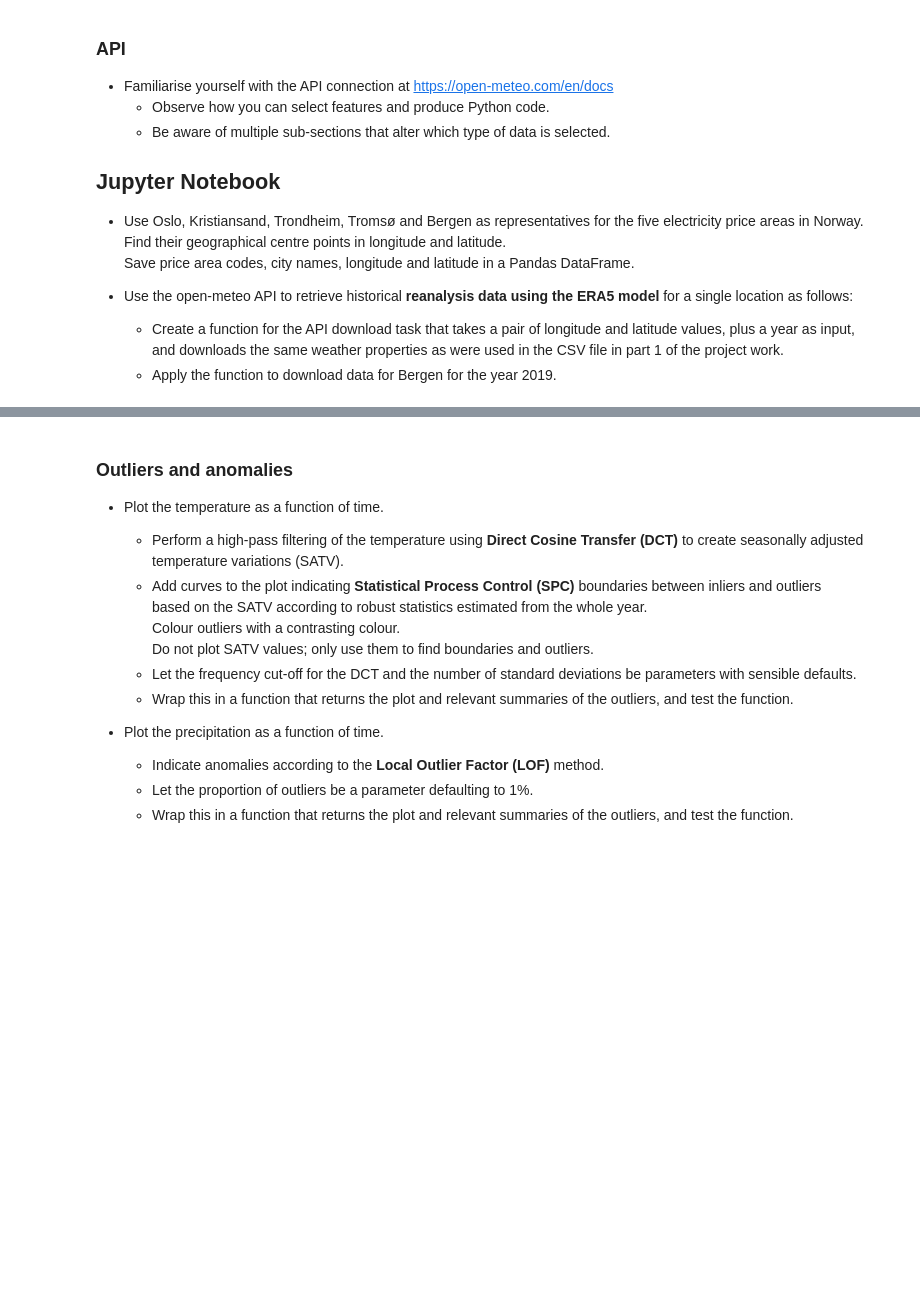
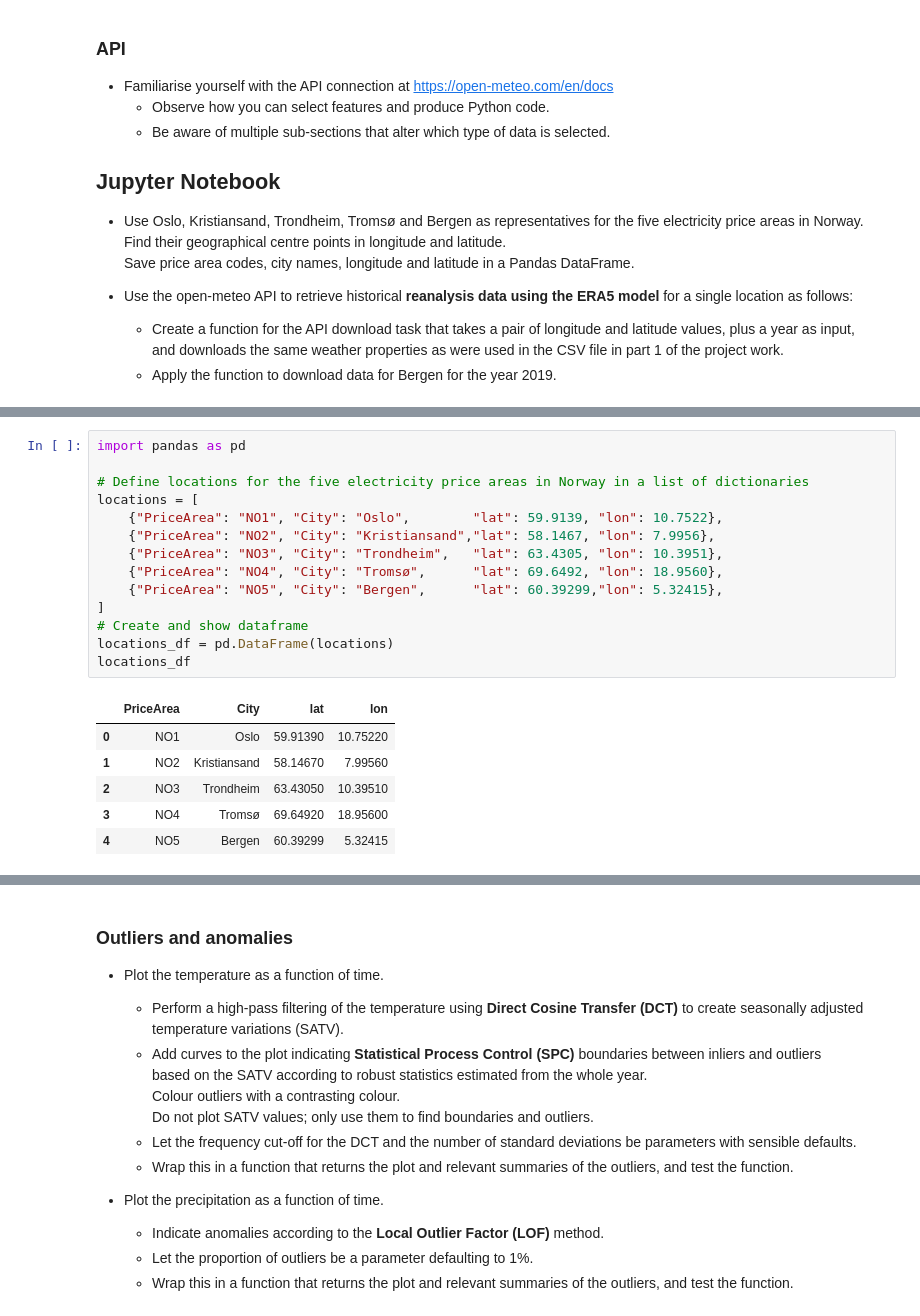
Before and after one commit to rajern/ind320-rajvir, a Jupyter notebook: notebooks/assignment3.ipynb, the cells around one changed output, grey strips where cells are left out. Saved outputs shown, nothing was run; the diff lists cells and outputs as text; blank space fills up the shorter version.

```diff
--- a/notebooks/assignment3.ipynb
+++ b/notebooks/assignment3.ipynb
@@ -149,0 +56,21 @@ Hourly data
+# %%
+import pandas as pd
+
+# Define locations for the five electricity price areas in Norway in a list of dictionaries
+locations = [
+    {"PriceArea": "NO1", "City": "Oslo",        "lat": 59.9139, "lon": 10.7522},
+    {"PriceArea": "NO2", "City": "Kristiansand","lat": 58.1467, "lon": 7.9956},
+    {"PriceArea": "NO3", "City": "Trondheim",   "lat": 63.4305, "lon": 10.3951},
+    {"PriceArea": "NO4", "City": "Tromsø",      "lat": 69.6492, "lon": 18.9560},
+    {"PriceArea": "NO5", "City": "Bergen",      "lat": 60.39299,"lon": 5.32415},
+]
+# Create and show dataframe
+locations_df = pd.DataFrame(locations)
+locations_df
+# %% [output]
+|  | PriceArea | City | lat | lon |
+| 0 | NO1 | Oslo | 59.91390 | 10.75220 |
+| 1 | NO2 | Kristiansand | 58.14670 | 7.99560 |
+| 2 | NO3 | Trondheim | 63.43050 | 10.39510 |
+| 3 | NO4 | Tromsø | 69.64920 | 18.95600 |
+| 4 | NO5 | Bergen | 60.39299 | 5.32415 |
```
Also changed, not shown: parts of 6 cells of this notebook.
